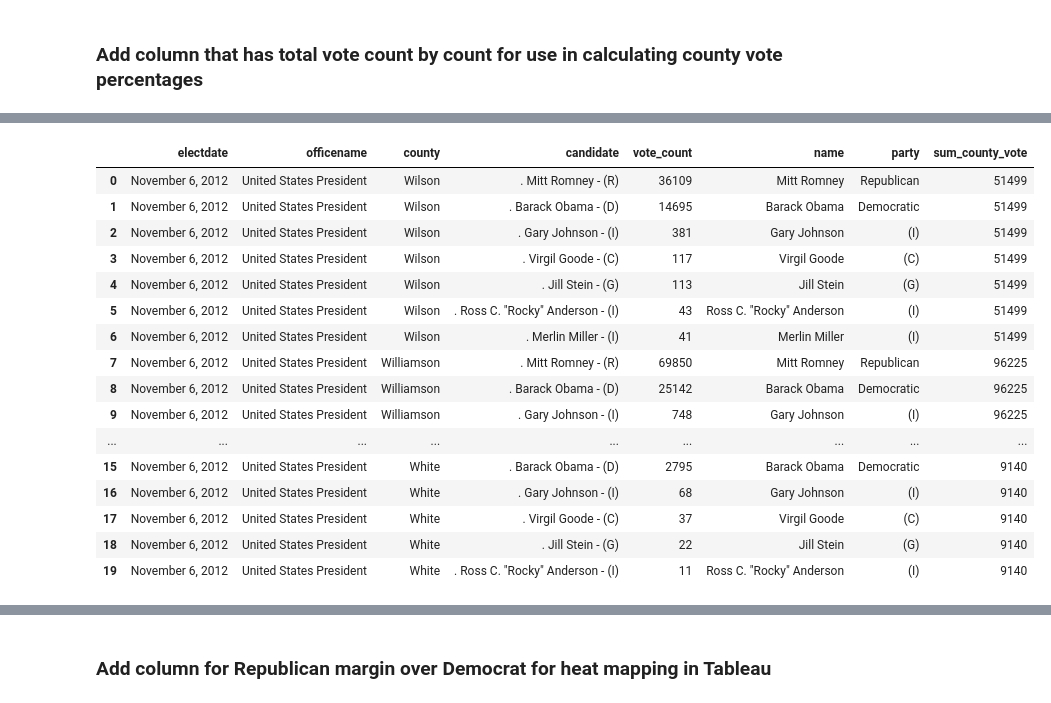
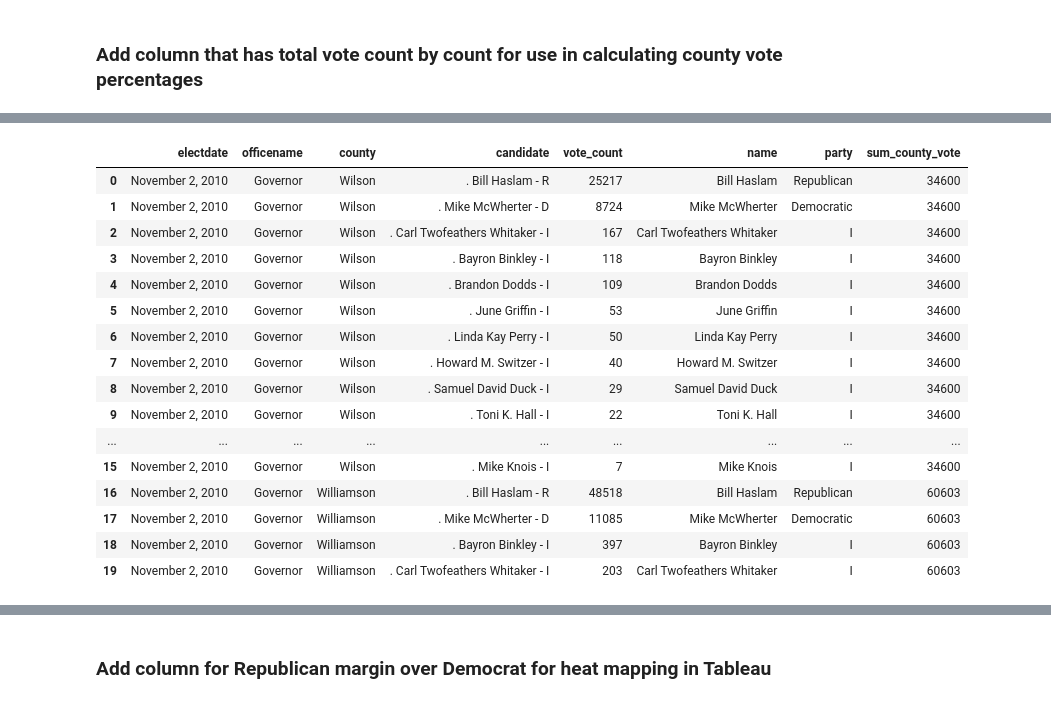
Before and after one commit to DavidMellow/tn-elections, a Jupyter notebook: notebooks/tn_governor_election_2010_gov.ipynb, the cells around one changed output, grey strips where cells are left out. Saved outputs shown, nothing was run; the diff lists cells and outputs as text; code cells hidden in the pictures.

```diff
--- a/notebooks/tn_governor_election_2010_gov.ipynb
+++ b/notebooks/tn_governor_election_2010_gov.ipynb
@@ -497,7 +519,7 @@ cleaned_names
 # %%
 name=cleaned_names['name']
 party=cleaned_names['party']
-tn_2012_final=tn_2012_int.join(name).join(party)
-tn_2012_final
+tn_2010g_final=tn_2010_g_int.join(name).join(party)
+tn_2010g_final
 # %% [output]
 |  | electdate | officename | county | candidate | vote_count | name | party |
@@ -525,7 +546,7 @@ Write-In     134
 Name: party, dtype: int64
 # %%
 # change "(R)" to "Republican" and "(D)"to "Democratic" in "party" column
-tn_2012_final["party"]=tn_2012_final['party'].str.replace('\(R\)',"Republican").str.replace('\(D\)',"Democratic")
-tn_2012_final
+tn_2010g_final["party"]=tn_2010g_final['party'].str.replace('R',"Republican").str.replace('D',"Democratic")
+tn_2010g_final
 # %% [output]
 |  | electdate | officename | county | candidate | vote_count | name | party |
@@ -544,7 +565,7 @@ tn_2012_final
 # %%
 # create data frame tn_2012_pres for presidental election
-tn_2012_pres=tn_2012_final[tn_2012_final['officename'].str.match('United States President')]
-tn_2012_pres=tn_2012_pres.reset_index(drop=True)
-tn_2012_pres
+tn_2010_gov=tn_2010g_final[tn_2010g_final['officename'].str.match('Governor')]
+tn_2010_gov=tn_2010_gov.reset_index(drop=True)
+tn_2010_gov
 # %% [output]
 |  | electdate | officename | county | candidate | vote_count | name | party |
@@ -584,7 +605,7 @@ tn_2012_pres.head(20)
 ### Add column that has total vote count by count for use in calculating county vote percentages
 # %%
 # create new dataframe "county_vote" to use to find sum of votes per county
-county_vote=tn_2012_pres.loc[0:,['county','vote_count']]
+county_vote=tn_2010_gov.loc[0:,['county','vote_count']]
 county_vote
 # %% [output]
 |  | county | vote_count |
@@ -620,25 +641,25 @@ Wilson        51499
 Name: vote_count, Length: 95, dtype: int64
 # %%
 # use "county_vote_sum" to add column "sum_county_vote" to tn_2016_pres correlating with value in each row
-tn_2012_pres['sum_county_vote']=tn_2012_pres['county'].map(county_vote_sum)
-tn_2012_pres.head(20)
+tn_2010_gov['sum_county_vote']=tn_2010_gov['county'].map(county_vote_sum)
+tn_2010_gov.head(20)
 # %% [output]
 |  | electdate | officename | county | candidate | vote_count | name | party | sum_county_vote |
-| 0 | November 6, 2012 | United States President | Wilson | . Mitt Romney - (R) | 36109 | Mitt Romney | Republican | 51499 |
-| 1 | November 6, 2012 | United States President | Wilson | . Barack Obama - (D) | 14695 | Barack Obama | Democratic | 51499 |
-| 2 | November 6, 2012 | United States President | Wilson | . Gary Johnson - (I) | 381 | Gary Johnson | (I) | 51499 |
-| 3 | November 6, 2012 | United States President | Wilson | . Virgil Goode - (C) | 117 | Virgil Goode | (C) | 51499 |
-| 4 | November 6, 2012 | United States President | Wilson | . Jill Stein - (G) | 113 | Jill Stein | (G) | 51499 |
-| 5 | November 6, 2012 | United States President | Wilson | . Ross C. "Rocky" Anderson - (I) | 43 | Ross C. "Rocky" Anderson | (I) | 51499 |
-| 6 | November 6, 2012 | United States President | Wilson | . Merlin Miller - (I) | 41 | Merlin Miller | (I) | 51499 |
-| 7 | November 6, 2012 | United States President | Williamson | . Mitt Romney - (R) | 69850 | Mitt Romney | Republican | 96225 |
-| 8 | November 6, 2012 | United States President | Williamson | . Barack Obama - (D) | 25142 | Barack Obama | Democratic | 96225 |
-| 9 | November 6, 2012 | United States President | Williamson | . Gary Johnson - (I) | 748 | Gary Johnson | (I) | 96225 |
+| 0 | November 2, 2010 | Governor | Wilson | . Bill Haslam - R | 25217 | Bill Haslam | Republican | 34600 |
+| 1 | November 2, 2010 | Governor | Wilson | . Mike McWherter - D | 8724 | Mike McWherter | Democratic | 34600 |
+| 2 | November 2, 2010 | Governor | Wilson | . Carl Twofeathers Whitaker - I | 167 | Carl Twofeathers Whitaker | I | 34600 |
+| 3 | November 2, 2010 | Governor | Wilson | . Bayron Binkley - I | 118 | Bayron Binkley | I | 34600 |
+| 4 | November 2, 2010 | Governor | Wilson | . Brandon Dodds - I | 109 | Brandon Dodds | I | 34600 |
+| 5 | November 2, 2010 | Governor | Wilson | . June Griffin - I | 53 | June Griffin | I | 34600 |
+| 6 | November 2, 2010 | Governor | Wilson | . Linda Kay Perry - I | 50 | Linda Kay Perry | I | 34600 |
+| 7 | November 2, 2010 | Governor | Wilson | . Howard M. Switzer - I | 40 | Howard M. Switzer | I | 34600 |
+| 8 | November 2, 2010 | Governor | Wilson | . Samuel David Duck - I | 29 | Samuel David Duck | I | 34600 |
+| 9 | November 2, 2010 | Governor | Wilson | . Toni K. Hall - I | 22 | Toni K. Hall | I | 34600 |
 | ... | ... | ... | ... | ... | ... | ... | ... | ... |
-| 15 | November 6, 2012 | United States President | White | . Barack Obama - (D) | 2795 | Barack Obama | Democratic | 9140 |
-| 16 | November 6, 2012 | United States President | White | . Gary Johnson - (I) | 68 | Gary Johnson | (I) | 9140 |
-| 17 | November 6, 2012 | United States President | White | . Virgil Goode - (C) | 37 | Virgil Goode | (C) | 9140 |
-| 18 | November 6, 2012 | United States President | White | . Jill Stein - (G) | 22 | Jill Stein | (G) | 9140 |
-| 19 | November 6, 2012 | United States President | White | . Ross C. "Rocky" Anderson - (I) | 11 | Ross C. "Rocky" Anderson | (I) | 9140 |
+| 15 | November 2, 2010 | Governor | Wilson | . Mike Knois - I | 7 | Mike Knois | I | 34600 |
+| 16 | November 2, 2010 | Governor | Williamson | . Bill Haslam - R | 48518 | Bill Haslam | Republican | 60603 |
+| 17 | November 2, 2010 | Governor | Williamson | . Mike McWherter - D | 11085 | Mike McWherter | Democratic | 60603 |
+| 18 | November 2, 2010 | Governor | Williamson | . Bayron Binkley - I | 397 | Bayron Binkley | I | 60603 |
+| 19 | November 2, 2010 | Governor | Williamson | . Carl Twofeathers Whitaker - I | 203 | Carl Twofeathers Whitaker | I | 60603 |
 # %%
 # create "pct_county_vote" column for tn_2016_pres
```
Also changed, not shown: parts of 48 cells of this notebook, 1 other file.
